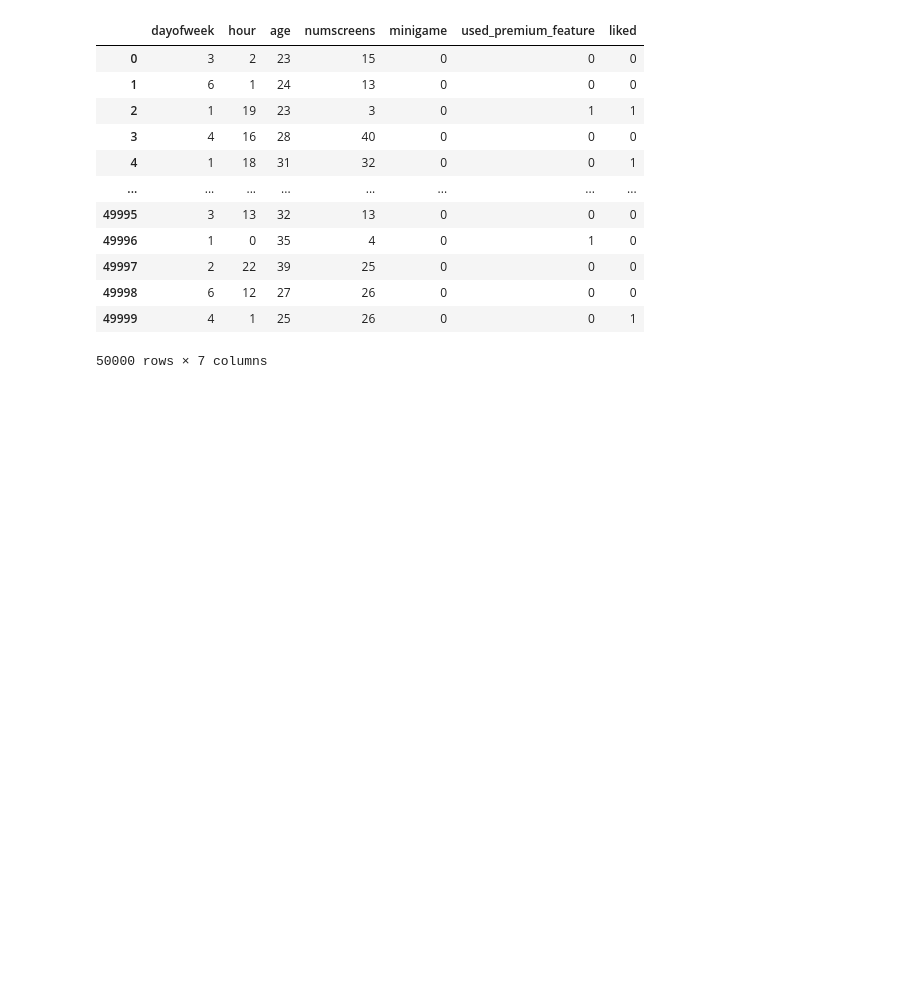
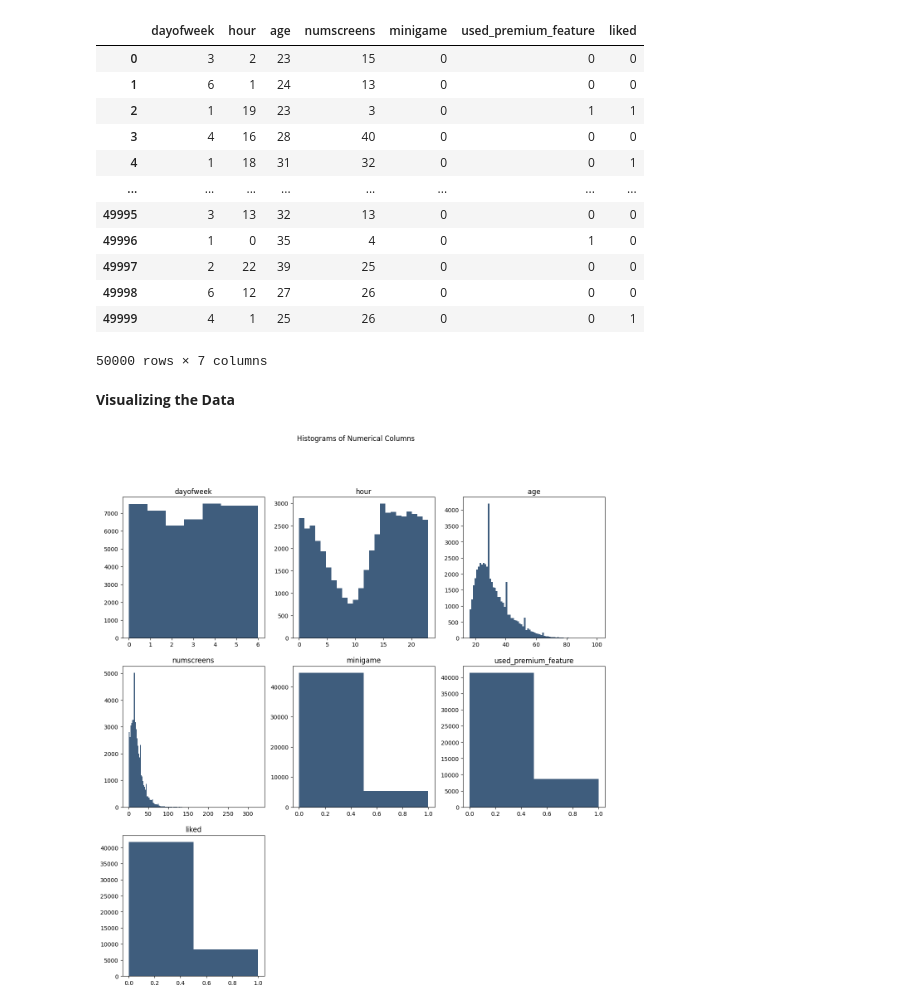
Before and after one commit to Devansh-Gupta-Official/app-behavior-analysis, a Jupyter notebook: code.ipynb, the cells around one changed output. Saved outputs shown, nothing was run; the diff lists cells and outputs as text; code cells hidden in the pictures; blank space fills up the shorter version.

Commit message:
plotting histogram on data

```diff
--- a/code.ipynb
+++ b/code.ipynb
@@ -78,3 +78,18 @@ df
 | 49998 | 6 | 12 | 27 | 26 | 0 | 0 | 0 |
 | 49999 | 4 | 1 | 25 | 26 | 0 | 0 | 1 |
 50000 rows × 7 columns
+# %% [markdown]
+**Visualizing the Data**
+# %%
+plt.figure(figsize=(15,15))
+plt.suptitle('Histograms of Numerical Columns')
+for i in range(1,df.shape[1]+1):
+    plt.subplot(3,3,i)
+    f = plt.gca()
+    f.set_title(df.columns.values[i-1])
+
+    vals = np.size(df.iloc[:,i-1].unique())
+
+    plt.hist(df.iloc[:,i-1],bins=vals,color='#3F5D7D')
+# %% [output]
+[figure, added]
```
